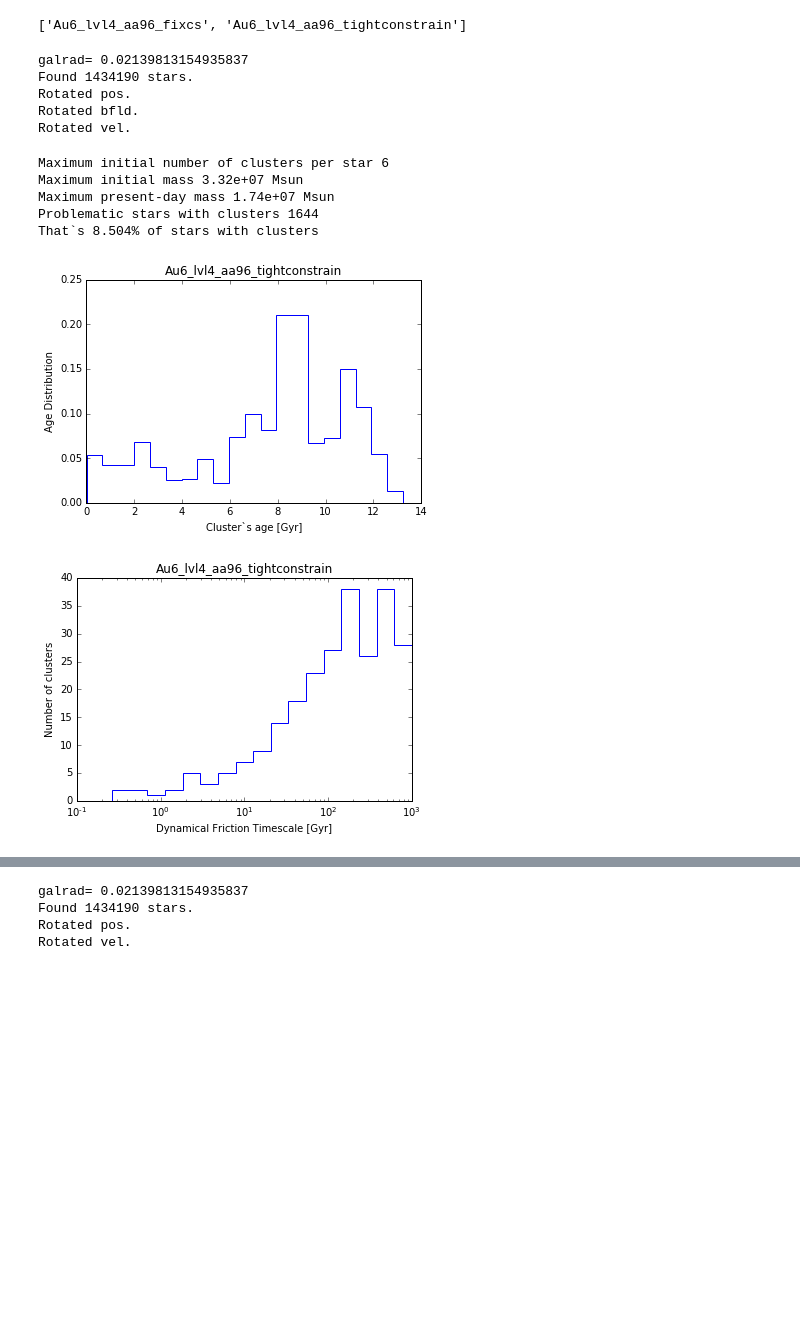
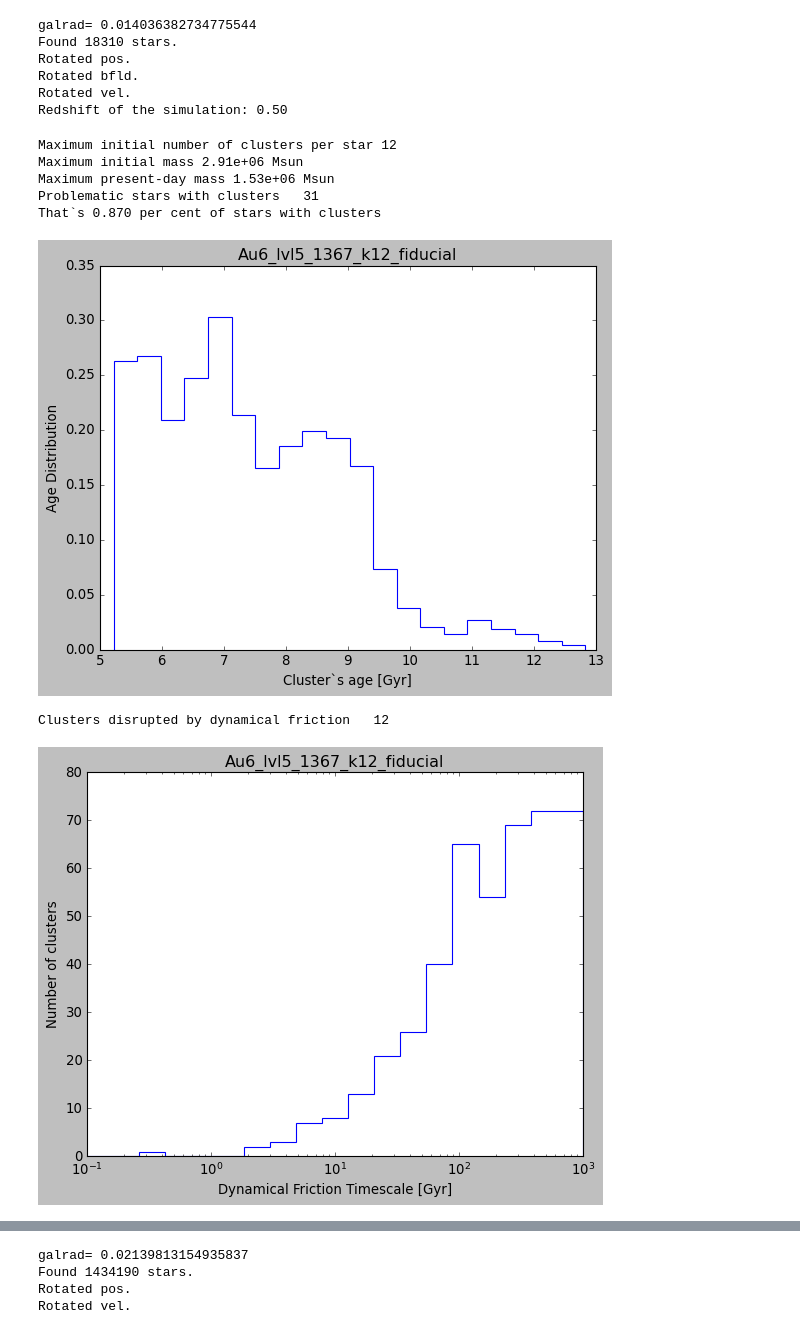
Before and after one commit to pablocoque/post_process_routines, a Jupyter notebook: src/LaPalma_mass_functions.ipynb, the cells around one changed output, grey strips where cells are left out. Cells and saved outputs as stored; diff of their text form; code cells hidden in the pictures; blank space fills up the shorter version.

```diff
--- a/src/LaPalma_mass_functions.ipynb
+++ b/src/LaPalma_mass_functions.ipynb
@@ -8,10 +10,10 @@ from numba import jit
 # %%
 %matplotlib inline
 # %%
-simulation_list = [directory for directory in os.listdir('.') if 'lvl4_aa' in directory]
-print(simulation_list)
+# simulation_list = [directory for directory in os.listdir('.') if 'Au6_lvl5_13' in directory]
+simulation_list = ['Au6_lvl5_1367_k12_fiducial', 'Au6_lvl5_f9742_k12_fiducial']
+# print(simulation_list)
+# simulation_list = [simulation_list[0], simulation_list[2]]
-# %% [output]
-['Au6_lvl4_aa96_fixcs', 'Au6_lvl4_aa96_tightconstrain']
 # %%
 def mask_equal_to_previous(arr):
     mask = np.ones(len(arr), dtype=bool)
@@ -209,21 +206,23 @@ mw_intermediate_mass_function = N/width
 N,_ = np.histogram(mw_masses[(mw_rgc > 9.)], bins=marray_gcmf)
 mw_outer_mass_function = N/width
 # %%
-base_init, base_full, base_young, base_intermediate, base_old = get_mass_functions(simulation_list[1], age_young=1.,
+base_init, base_full, base_young, base_intermediate, base_old = get_mass_functions(simulation_list[0], age_young=1.,
                                                                                    constrain_disk=False, plot_agedistribution=True, plot_dynamicfriction=True)
 # %% [output]
-galrad= 0.02139813154935837
-Found 1434190 stars.
+galrad= 0.014036382734775544
+Found 18310 stars.
 Rotated pos.
 Rotated bfld.
 Rotated vel.
+Redshift of the simulation: 0.50
-Maximum initial number of clusters per star 6
-Maximum initial mass 3.32e+07 Msun
-Maximum present-day mass 1.74e+07 Msun
-Problematic stars with clusters 1644
-That`s 8.504% of stars with clusters
+Maximum initial number of clusters per star 12
+Maximum initial mass 2.91e+06 Msun
+Maximum present-day mass 1.53e+06 Msun
+Problematic stars with clusters   31
+That`s 0.870 per cent of stars with clusters
-[figure, old version]
+[figure, new version]
+Clusters disrupted by dynamical friction   12
-[figure, old version]
+[figure, new version]
 # %%
 fig, ax = plt.subplots(1,1, figsize=(8,6))
 
```
Also changed, not shown: parts of 8 cells of this notebook, 5 other files.
